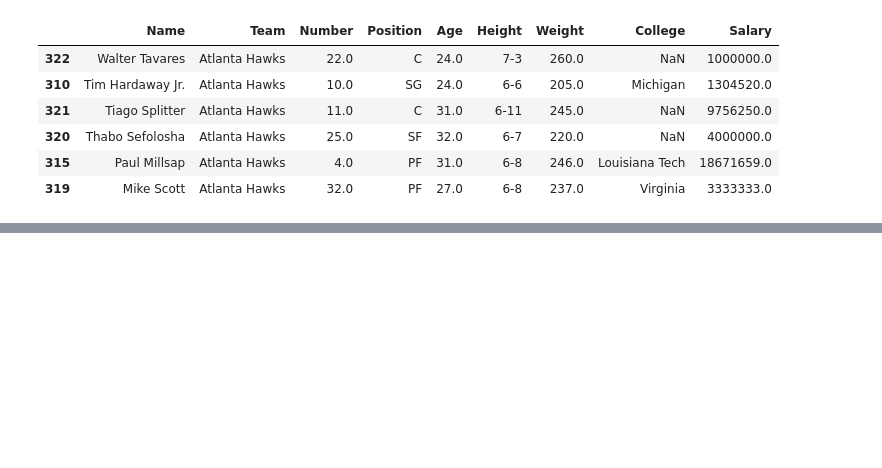
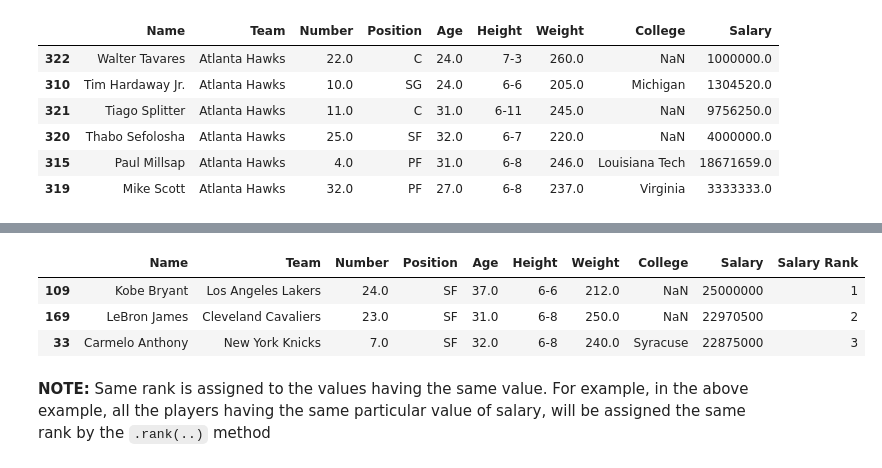
Before and after one commit to pratikgujral/learn-data-analysis, a Jupyter notebook: DataFrame.ipynb, the cells around one changed output, grey strips where cells are left out. Cells and saved outputs as stored; diff of their text form; code cells hidden in the pictures; blank space fills up the shorter version.

Commit message:
Added more methods and attributes on dataframes

```diff
--- a/DataFrame.ipynb
+++ b/DataFrame.ipynb
@@ -535,0 +546,5 @@ nba.sort_values(['Team', 'Name'], ascending=[True, False]).head(6)
+# %%
+nba = pd.read_csv('pandas/nba.csv').dropna(how='all')
+nba['Salary'] = nba['Salary'].fillna(0).astype('int')
+
+nba.head(3)
@@ -535,0 +570,11 @@ nba.sort_values(['Team', 'Name'], ascending=[True, False]).head(6)
+# %%
+nba['Salary Rank'] = nba['Salary'].rank(ascending=False).astype(int)
+# %%
+nba.sort_values(by='Salary', ascending=False).head(3)
+# %% [output]
+|  | Name | Team | Number | Position | Age | Height | Weight | College | Salary | Salary Rank |
+| 109 | Kobe Bryant | Los Angeles Lakers | 24.0 | SF | 37.0 | 6-6 | 212.0 | NaN | 25000000 | 1 |
+| 169 | LeBron James | Cleveland Cavaliers | 23.0 | SF | 31.0 | 6-8 | 250.0 | NaN | 22970500 | 2 |
+| 33 | Carmelo Anthony | New York Knicks | 7.0 | SF | 32.0 | 6-8 | 240.0 | Syracuse | 22875000 | 3 |
+# %% [markdown]
+**NOTE:** Same rank is assigned to the values having the same value. For example, in the above example, all the players having the same particular value of salary, will be assigned the same rank by the `.rank(..)` method
```
Also changed, not shown: parts of 4 cells of this notebook.
